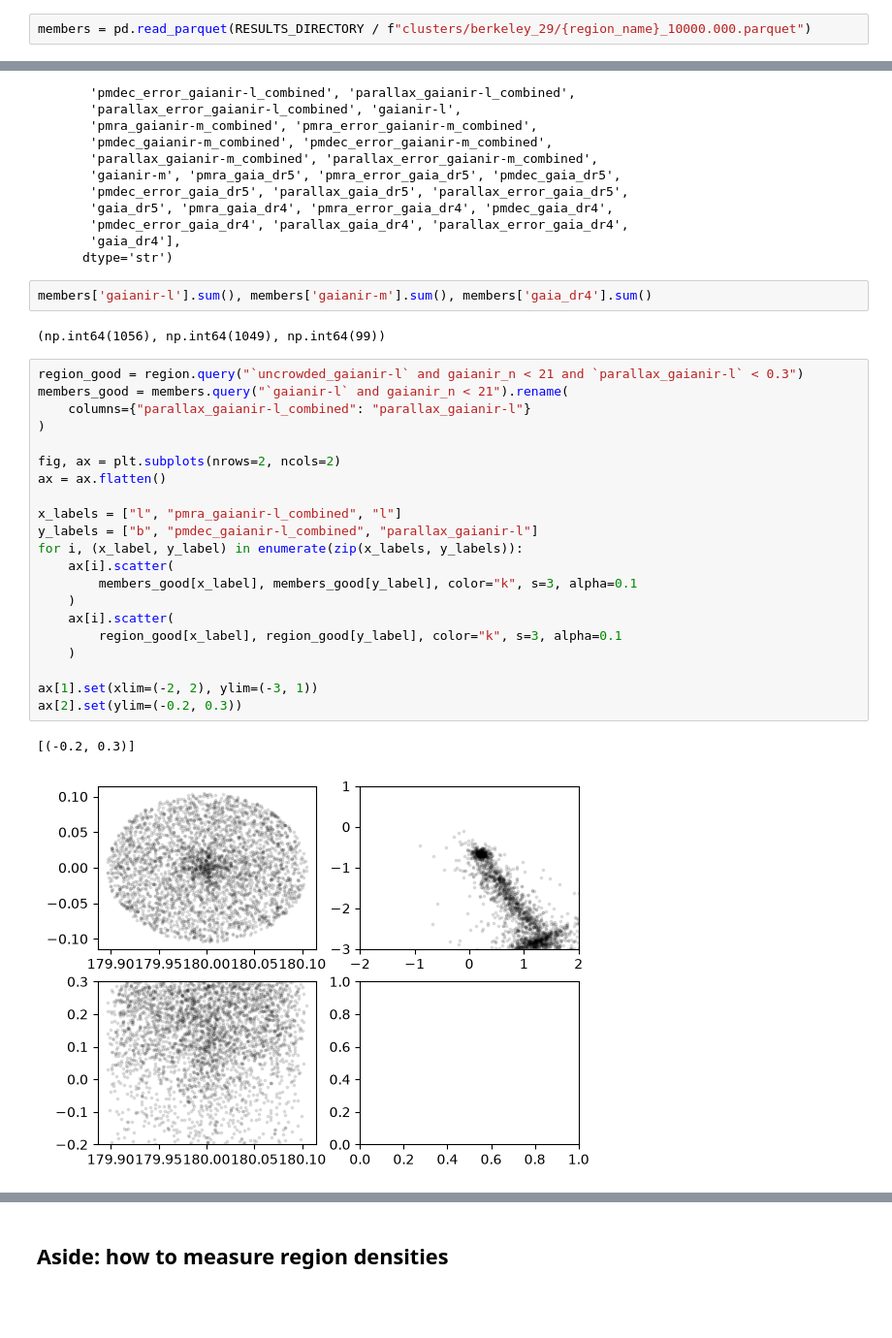
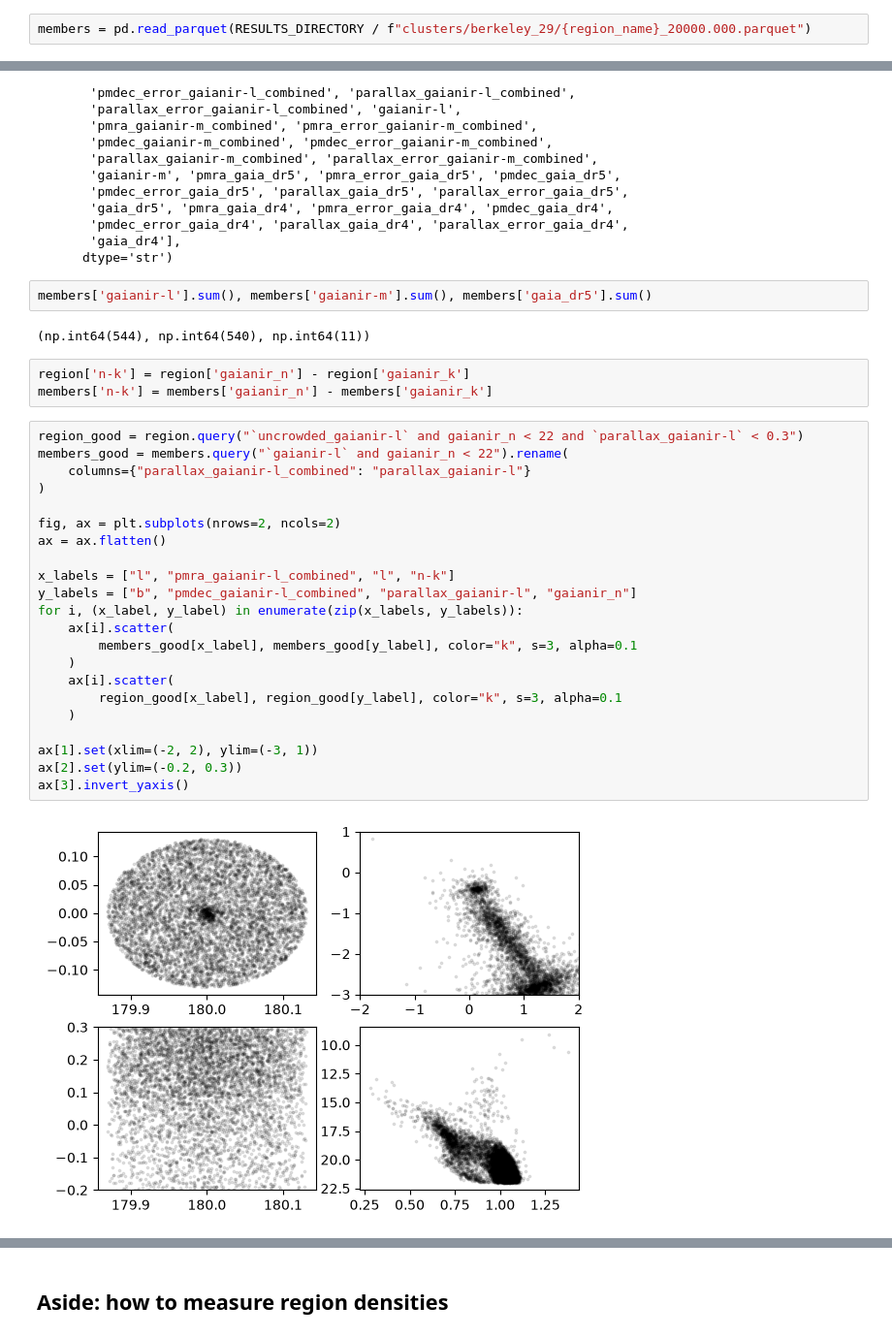
Before and after one commit to emilyhunt/gaianir-open-clusters, a Jupyter notebook: prototypes/selection/selection.ipynb, the cells around one changed output, grey strips where cells are left out. Shown at 97% size. Cells and saved outputs as stored; diff of their text form; blank space fills up the shorter version.

```diff
--- a/prototypes/selection/selection.ipynb
+++ b/prototypes/selection/selection.ipynb
@@ -700,7 +700,7 @@ plt.scatter(good_region['gaianir_n'], good_region['gaianir_k'])
 # %% [markdown]
 ## Aside: checking clusters
 # %%
-members = pd.read_parquet(RESULTS_DIRECTORY / f"clusters/berkeley_29/{region_name}_10000.000.parquet")
+members = pd.read_parquet(RESULTS_DIRECTORY / f"clusters/berkeley_29/{region_name}_20000.000.parquet")
 # %%
 members.keys()
 # %% [output]
@@ -720,33 +720,36 @@ Index(['simulated_id', 'ra', 'dec', 'l', 'b', 'mass', 'temperature',
        'gaia_dr4'],
       dtype='str')
 # %%
-members['gaianir-l'].sum(), members['gaianir-m'].sum(), members['gaia_dr4'].sum()
+members['gaianir-l'].sum(), members['gaianir-m'].sum(), members['gaia_dr5'].sum()
 # %% [output]
-(np.int64(1056), np.int64(1049), np.int64(99))
+(np.int64(544), np.int64(540), np.int64(11))
+# %%
+region['n-k'] = region['gaianir_n'] - region['gaianir_k']
+members['n-k'] = members['gaianir_n'] - members['gaianir_k']
 # %%
-region_good = region.query("`uncrowded_gaianir-l` and gaianir_n < 21 and `parallax_gaianir-l` < 0.3")
-members_good = members.query("`gaianir-l` and gaianir_n < 21").rename(
+region_good = region.query("`uncrowded_gaianir-l` and gaianir_n < 22 and `parallax_gaianir-l` < 0.3")
+members_good = members.query("`gaianir-l` and gaianir_n < 22").rename(
     columns={"parallax_gaianir-l_combined": "parallax_gaianir-l"}
 )
 
 fig, ax = plt.subplots(nrows=2, ncols=2)
 ax = ax.flatten()
 
-x_labels = ["l", "pmra_gaianir-l_combined", "l"]
-y_labels = ["b", "pmdec_gaianir-l_combined", "parallax_gaianir-l"]
+x_labels = ["l", "pmra_gaianir-l_combined", "l", "n-k"]
+y_labels = ["b", "pmdec_gaianir-l_combined", "parallax_gaianir-l", "gaianir_n"]
 for i, (x_label, y_label) in enumerate(zip(x_labels, y_labels)):
     ax[i].scatter(
         members_good[x_label], members_good[y_label], color="k", s=3, alpha=0.1
     )
     ax[i].scatter(
         region_good[x_label], region_good[y_label], color="k", s=3, alpha=0.1
     )
 
 ax[1].set(xlim=(-2, 2), ylim=(-3, 1))
 ax[2].set(ylim=(-0.2, 0.3))
+ax[3].invert_yaxis()
 # %% [output]
-[(-0.2, 0.3)]
-[figure, old version]
+[figure, new version]
 # %%
 region_good = region.query("`uncrowded_gaia` and gaia_dr3_g < 20 and parallax_gaia_dr5 < 0.3")
 members_good = members.query("gaia_dr5 and g_effective_gaia < 20")
```
Also changed, not shown: parts of 17 cells of this notebook, 1 other file.
